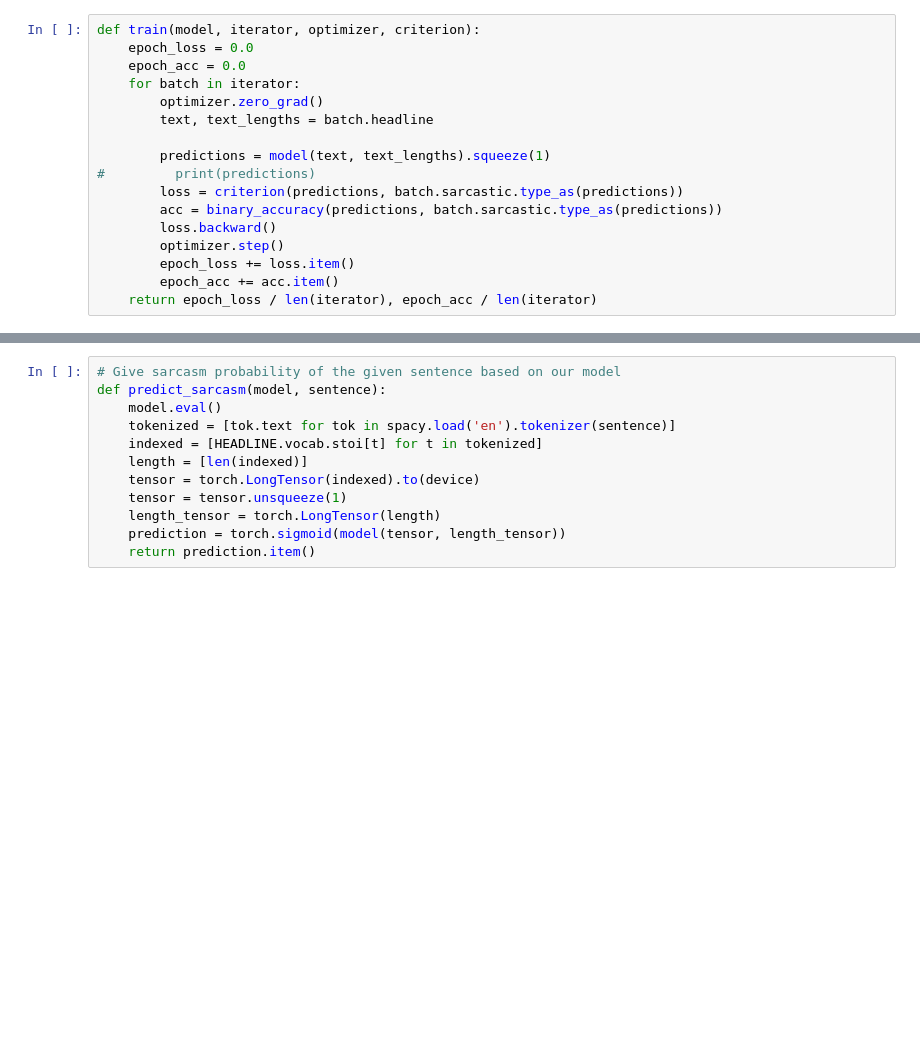
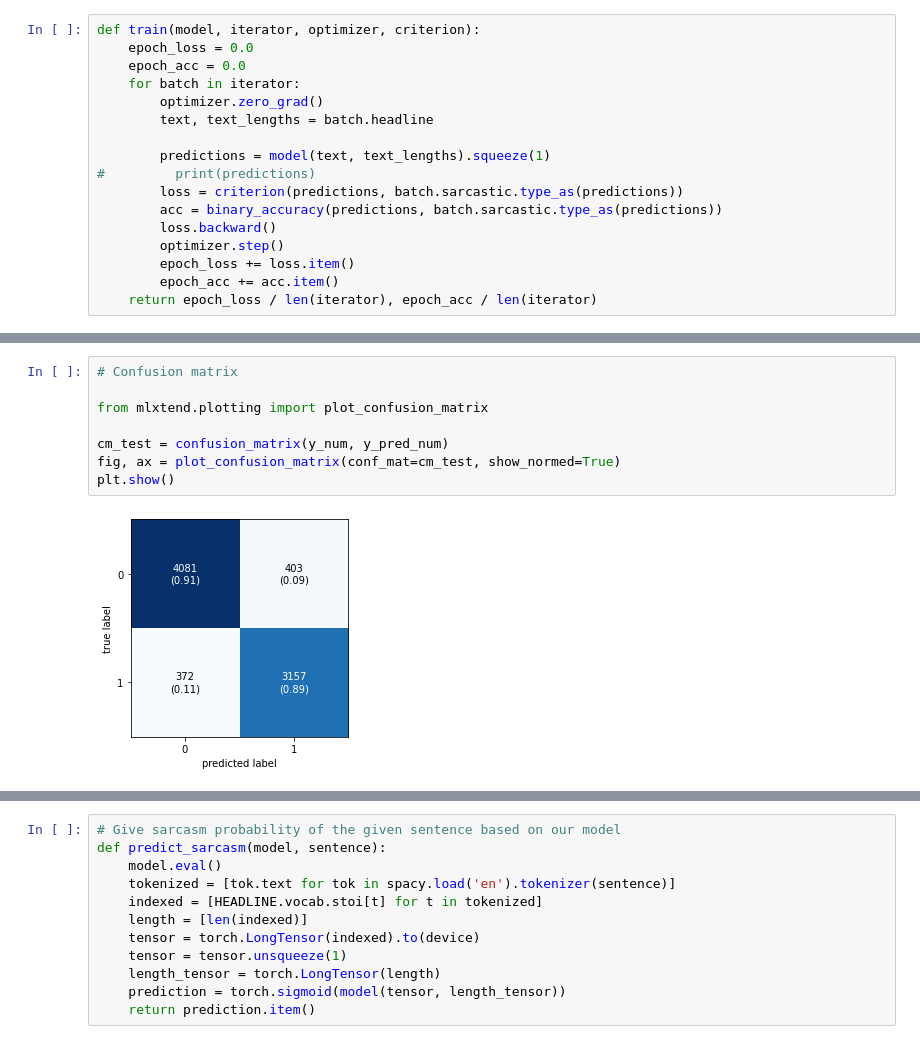
Before and after one commit to krember/sarcasm_detection, a Jupyter notebook: Sarcasm_Detection_Local_Colab.ipynb, the cells around one changed output, grey strips where cells are left out. Drawn from its saved outputs; the diff is of its cells as text; blank space fills up the shorter version.

```diff
--- a/Sarcasm_Detection_Local_Colab.ipynb
+++ b/Sarcasm_Detection_Local_Colab.ipynb
@@ -311,0 +346,10 @@ Test Loss: 0.358 | Test Acc: 89.78%
+# %%
+# Confusion matrix
+
+from mlxtend.plotting import plot_confusion_matrix
+
+cm_test = confusion_matrix(y_num, y_pred_num)
+fig, ax = plot_confusion_matrix(conf_mat=cm_test, show_normed=True)
+plt.show()
+# %% [output]
+[figure, added]
```
Also changed, not shown: parts of 10 cells of this notebook.
